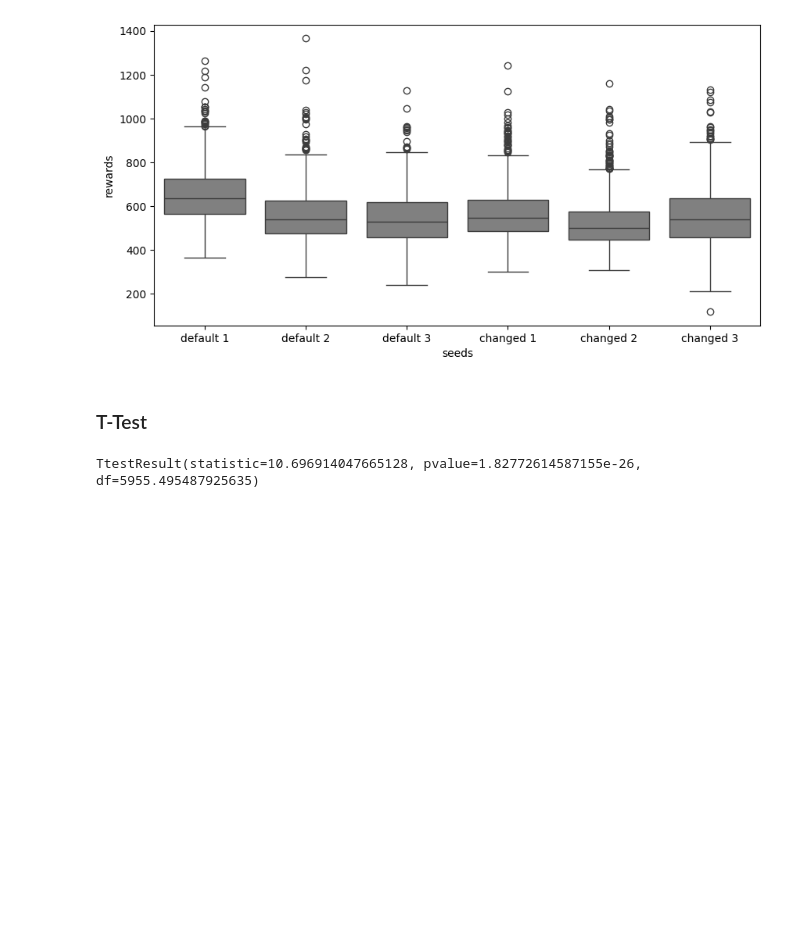
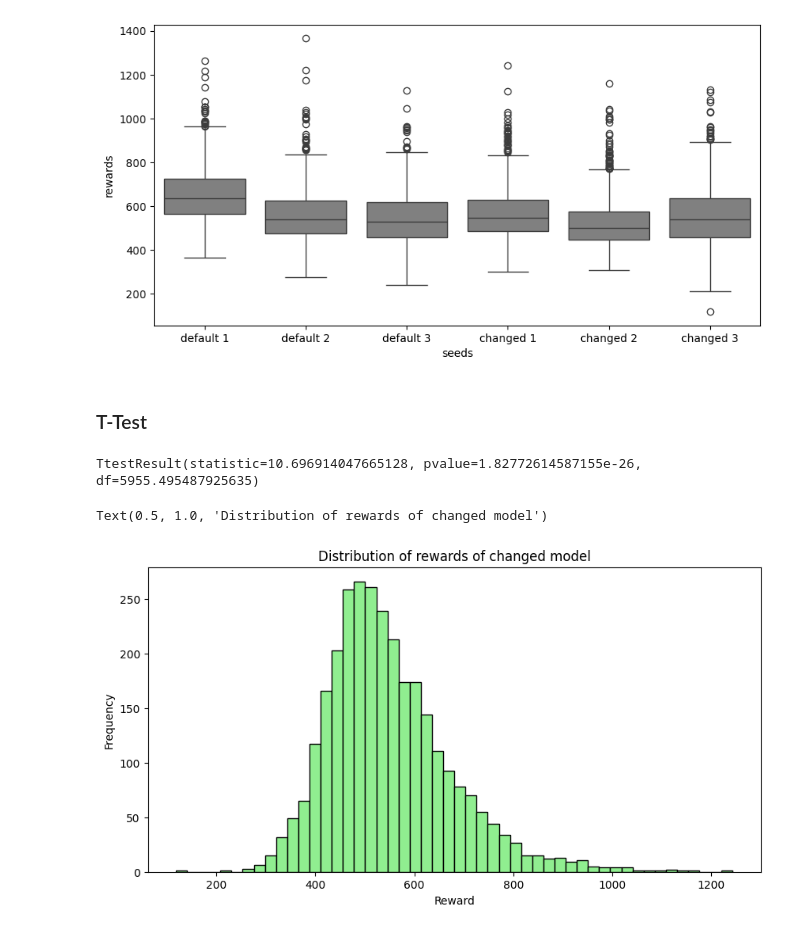
Before and after one commit to davidmscarin/humanoid-sb3-RL, a Jupyter notebook: result_analisys.ipynb, the cells around one changed output. Saved outputs shown, nothing was run; the diff lists cells and outputs as text; code cells hidden in the pictures; blank space fills up the shorter version.

```diff
--- a/result_analisys.ipynb
+++ b/result_analisys.ipynb
@@ -151,3 +151,12 @@ ttest_result = stats.ttest_ind(flattened_default_rewards, flattened_changed_rewa
 ttest_result
 # %% [output]
 TtestResult(statistic=10.696914047665128, pvalue=1.82772614587155e-26, df=5955.495487925635)
+# %%
+flattened_changed_rewards.sort()
+plt.hist(flattened_changed_rewards, color='lightgreen', ec='black', bins=50)
+plt.xlabel('Reward')
+plt.ylabel('Frequency')
+plt.title('Distribution of rewards of changed model')
+# %% [output]
+Text(0.5, 1.0, 'Distribution of rewards of changed model')
+[figure, added]
```
Also changed, not shown: parts of 1 cell of this notebook, 1 other file.
